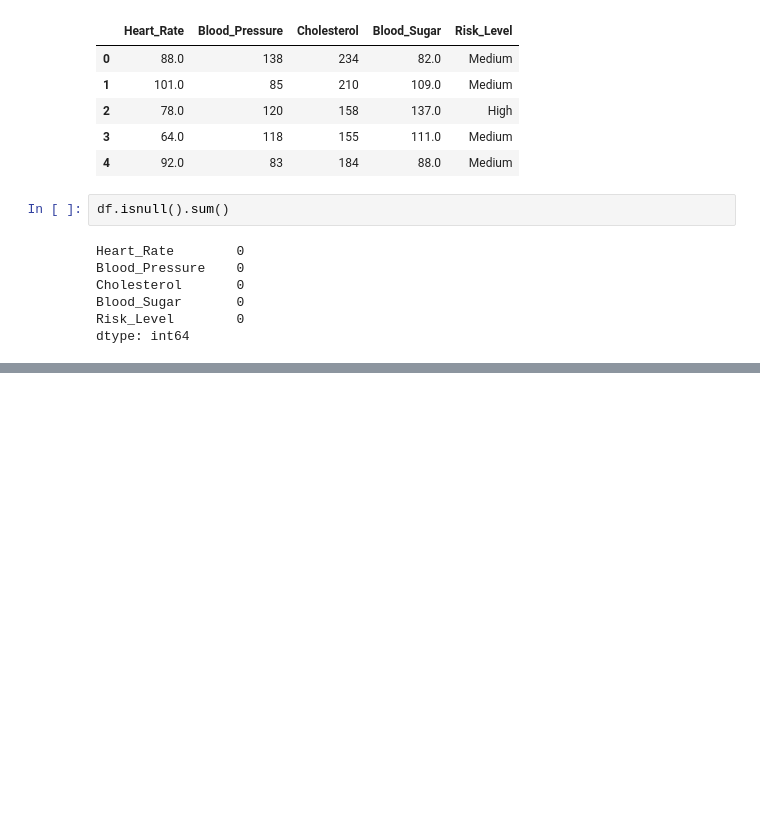
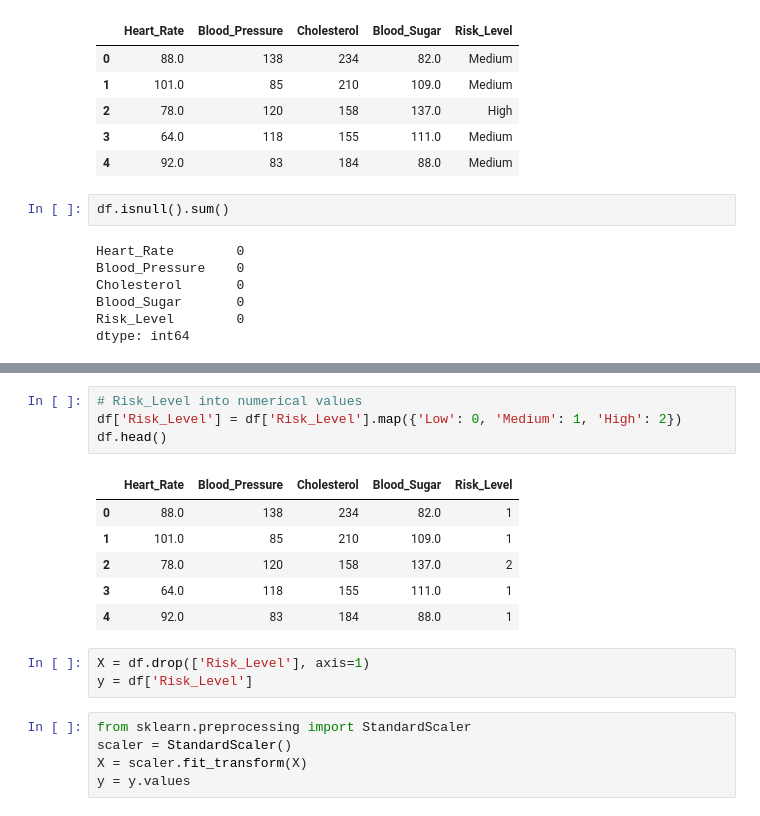
Before and after one commit to jlang62/ml-nlp-exam, a Jupyter notebook: notebooks/01_Classification.ipynb, the cells around one changed output, grey strips where cells are left out. Saved outputs shown, nothing was run; the diff lists cells and outputs as text; blank space fills up the shorter version.

```diff
--- a/notebooks/01_Classification.ipynb
+++ b/notebooks/01_Classification.ipynb
@@ -228,0 +236,19 @@ dtype: int64
+# %%
+# Risk_Level into numerical values
+df['Risk_Level'] = df['Risk_Level'].map({'Low': 0, 'Medium': 1, 'High': 2})
+df.head()
+# %% [output]
+|  | Heart_Rate | Blood_Pressure | Cholesterol | Blood_Sugar | Risk_Level |
+| 0 | 88.0 | 138 | 234 | 82.0 | 1 |
+| 1 | 101.0 | 85 | 210 | 109.0 | 1 |
+| 2 | 78.0 | 120 | 158 | 137.0 | 2 |
+| 3 | 64.0 | 118 | 155 | 111.0 | 1 |
+| 4 | 92.0 | 83 | 184 | 88.0 | 1 |
+# %%
+X = df.drop(['Risk_Level'], axis=1)
+y = df['Risk_Level']
+# %%
+from sklearn.preprocessing import StandardScaler
+scaler = StandardScaler()
+X = scaler.fit_transform(X)
+y = y.values
```
Also changed, not shown: parts of 11 cells of this notebook.
